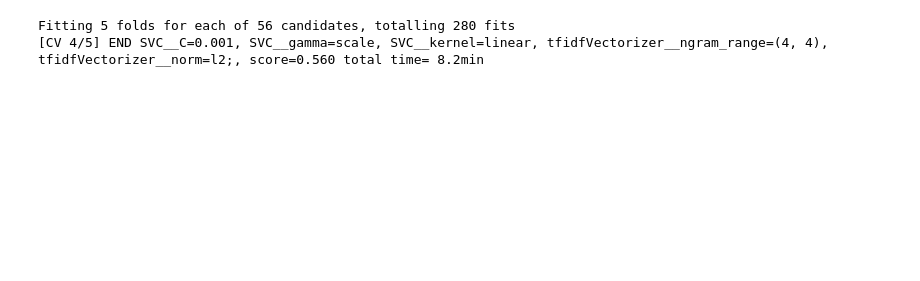
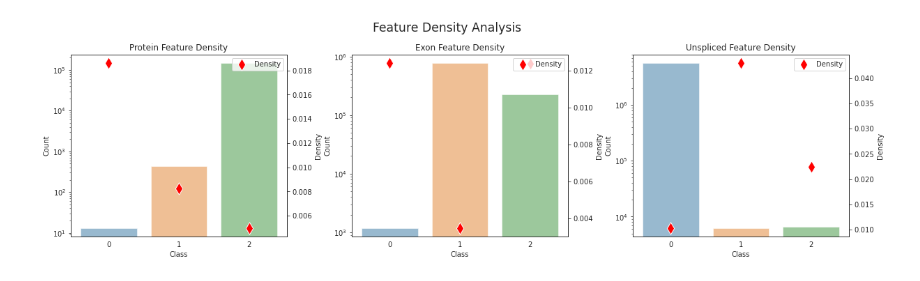
Before and after one commit to gene-to-phenotype-predictions/Baseline_TF-IDF_Analysis, a Jupyter notebook: analysis/main.ipynb, the cells around one changed output. Drawn from its saved outputs; the diff is of its cells as text; code cells hidden in the pictures; blank space fills up the shorter version.

```diff
--- a/analysis/main.ipynb
+++ b/analysis/main.ipynb
@@ -218,33 +259,37 @@ _df_unspliced_features = feature_density(df=_df_unspliced.sample(frac=.1, random
 sns.set_style('white')
 fig, (ax1, ax2, ax3) = plt.subplots(1, 3)
 
 ax1.ticklabel_format(style='sci', axis='y', scilimits=(0,0))
 ax2.ticklabel_format(style='sci', axis='y', scilimits=(0,0))
 ax2.ticklabel_format(style='sci', axis='y', scilimits=(0,0))
 
 fig.suptitle('Feature Density Analysis', fontsize='xx-large')
 fig.set_size_inches((20,5))
 fig.subplots_adjust(top=.85)
 
 plt.subplots_adjust(wspace=0.3, hspace=0.3)
 
 sns.barplot(data=_df_protein_features.copy(), x='Class', y='Count', alpha=0.5, ax=ax1)
 ax1.set_yscale("log")
 ax1.set_title('Protein Feature Density')
 ax1_twin = ax1.twinx()
-sns.lineplot(data=_df_protein_features, x='Class', y='Density', marker='o', label='Density', sort=False, ax=ax1_twin)
+sns.scatterplot(data=_df_protein_features, x='Class', y='Density', marker='d', label='Density', color = 'red', s=150, ax=ax1_twin)
 _= ax1_twin.legend(loc='upper right')
 
 sns.barplot(data=_df_exon_features.copy(), x='Class', y='Count', alpha=0.5, ax=ax2)
 ax2.set_yscale("log")
 ax2.set_title('Exon Feature Density')
 ax2_twin = ax2.twinx()
-sns.lineplot(data=_df_exon_features, x='Class', y='Density', marker='o', label='Density', sort = False, ax=ax2_twin)
+sns.scatterplot(data=_df_exon_features, x='Class', y='Density', marker='d', label='Density', color = 'red', s=150, ax=ax2_twin)
 _= ax2_twin.legend(loc='upper right')
 
 sns.barplot(data=_df_unspliced_features.copy(), x='Class', y='Count', alpha=0.5, ax=ax3)
 ax3.set_yscale("log")
 ax3.set_title('Unspliced Feature Density')
 ax3_twin = ax3.twinx()
-sns.lineplot(data=_df_unspliced_features, x='Class', y='Density', marker='o', label='Density', sort = False, ax=ax3_twin)
+sns.scatterplot(data=_df_unspliced_features, x='Class', y='Density', marker='d', label='Density', color = 'red', s=150, ax=ax3_twin)
 _= ax3_twin.legend(loc='upper right')
+
+plt.savefig(f'feature_density_analysis_{RANDOM_STATE}.png')
+# %% [output]
+[figure, added]
@@ -336,12 +424,3 @@ def process(_df, ngram_range, vocabulary):
-# %%
-df = _df_protein.copy()
-
-df = process(df, (4,4), vocabulary=protein_vocabulary)
-
-df.to_pickle(f'classification_protein_{RANDOM_STATE}.pkl')
-# %% [output]
-Fitting 5 folds for each of 56 candidates, totalling 280 fits
-[CV 4/5] END SVC__C=0.001, SVC__gamma=scale, SVC__kernel=linear, tfidfVectorizer__ngram_range=(4, 4), tfidfVectorizer__norm=l2;, score=0.560 total time= 8.2min
 # %%
 df = _df_exon.copy()
 
```
Also changed, not shown: parts of 17 cells of this notebook, 5 other files.
